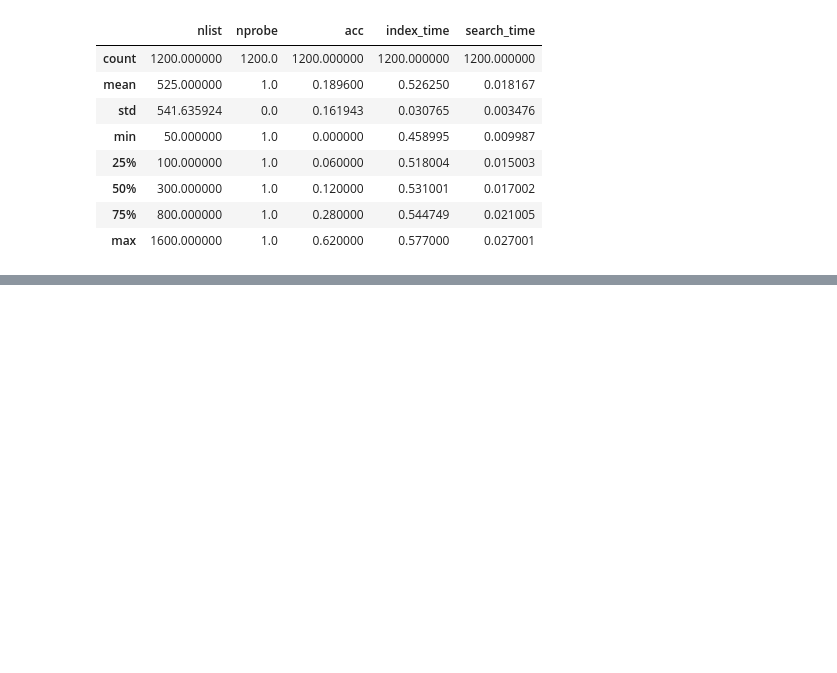
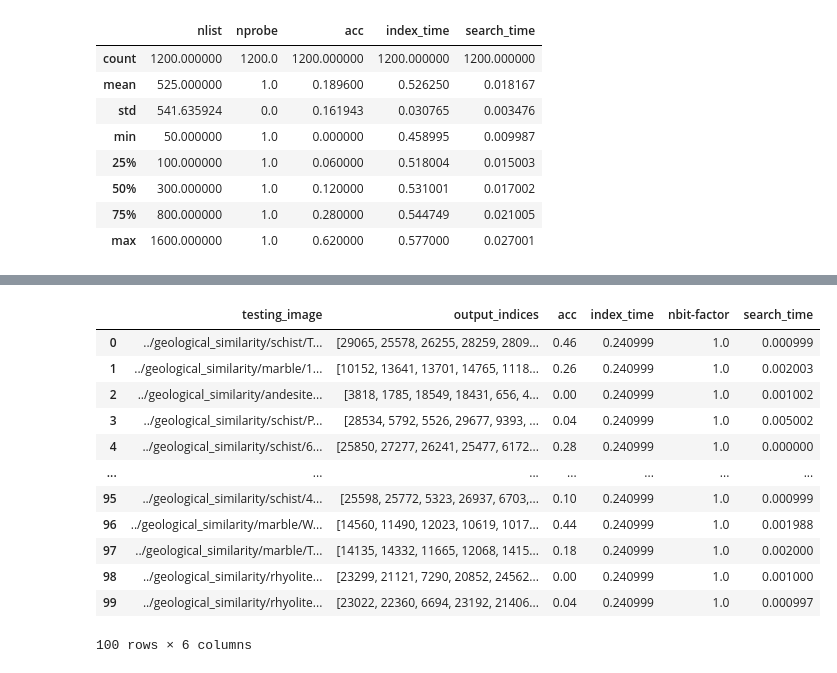
Before and after one commit to kiranbodipati/Similarity_search_review, a Jupyter notebook: faiss/faiss_inference.ipynb, the cells around one changed output, grey strips where cells are left out. Cells and saved outputs as stored; diff of their text form; code cells hidden in the pictures; blank space fills up the shorter version.

```diff
--- a/faiss/faiss_inference.ipynb
+++ b/faiss/faiss_inference.ipynb
@@ -217,0 +227,28 @@ results_df.to_csv("../faiss-results/IP-faiss.csv", index=False)
+# %%
+def create_LSHBuckets(xb, nbit_factor):
+    nbits = 576*nbit_factor  # resolution of bucketed vectors
+    # initialize index and add vectors
+    index = faiss.IndexLSH(576, nbits)
+    index.add(xb)
+    return index
+# %%
+def LSH_search(k, results_df, nbit_factor):
+    xb=embedding
+    start=time.time()
+    index=create_LSHBuckets(xb,nbit_factor)
+    end=time.time()
+    time_index=end-start
+    for i, obj in enumerate(df["testing_image"]):
+        xq=embedding[image_paths.index(obj)]
+        xq=np.reshape(xq, (1, 576))
+        total_time, D, indices=search_index(index, xq, k)
+        if len(indices)!=0:
+            acc=len(list(set(indices).intersection(json.loads(df["output_indices"][i]))))/len(indices)
+        else:
+            acc=0
+        results_df=results_df.append({"testing_image":obj, "nbit-factor":nbit_factor, "search_time":total_time, "output_indices":indices, "acc":acc, "index_time":time_index}, ignore_index=True)
+    return results_df
+# %%
+results={"testing_image":[], "output_indices":[], "acc":[]}
+results_df=pd.DataFrame(results)
+results_df.head()
@@ -217,0 +257,6 @@ results_df.to_csv("../faiss-results/IP-faiss.csv", index=False)
+# %%
+nbit=[1, 2, 4, 8, 16, 32]
+for nl in nbit:
+    results_df=LSH_search(50,results_df, nl)
+    print(nl, "done")
+results_df.info()
@@ -217,0 +295,16 @@ results_df.to_csv("../faiss-results/IP-faiss.csv", index=False)
+# %%
+results_df[0:100]
+# %% [output]
+|  | testing_image | output_indices | acc | index_time | nbit-factor | search_time |
+| 0 | ../geological_similarity/schist/T... | [29065, 25578, 26255, 28259, 2809... | 0.46 | 0.240999 | 1.0 | 0.000999 |
+| 1 | ../geological_similarity/marble/1... | [10152, 13641, 13701, 14765, 1118... | 0.26 | 0.240999 | 1.0 | 0.002003 |
+| 2 | ../geological_similarity/andesite... | [3818, 1785, 18549, 18431, 656, 4... | 0.00 | 0.240999 | 1.0 | 0.001002 |
+| 3 | ../geological_similarity/schist/P... | [28534, 5792, 5526, 29677, 9393, ... | 0.04 | 0.240999 | 1.0 | 0.005002 |
+| 4 | ../geological_similarity/schist/6... | [25850, 27277, 26241, 25477, 6172... | 0.28 | 0.240999 | 1.0 | 0.000000 |
+| ... | ... | ... | ... | ... | ... | ... |
+| 95 | ../geological_similarity/schist/4... | [25598, 25772, 5323, 26937, 6703,... | 0.10 | 0.240999 | 1.0 | 0.000999 |
+| 96 | ../geological_similarity/marble/W... | [14560, 11490, 12023, 10619, 1017... | 0.44 | 0.240999 | 1.0 | 0.001988 |
+| 97 | ../geological_similarity/marble/T... | [14135, 14332, 11665, 12068, 1415... | 0.18 | 0.240999 | 1.0 | 0.002000 |
+| 98 | ../geological_similarity/rhyolite... | [23299, 21121, 7290, 20852, 24562... | 0.00 | 0.240999 | 1.0 | 0.001000 |
+| 99 | ../geological_similarity/rhyolite... | [23022, 22360, 6694, 23192, 21406... | 0.04 | 0.240999 | 1.0 | 0.000997 |
+100 rows × 6 columns
```
Also changed, not shown: parts of 8 cells of this notebook.
